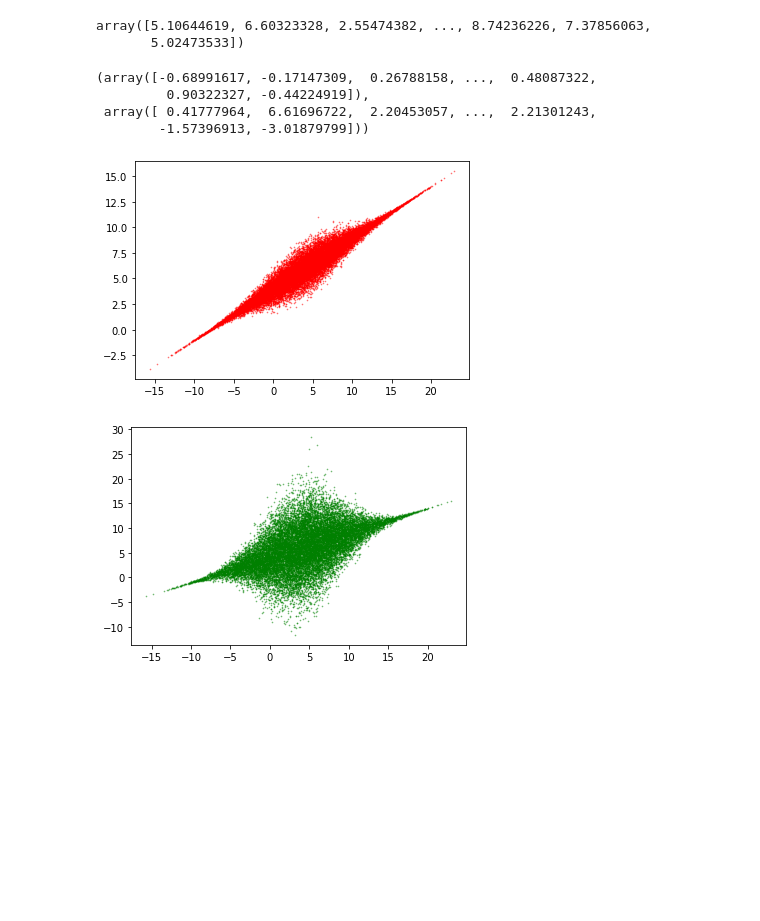
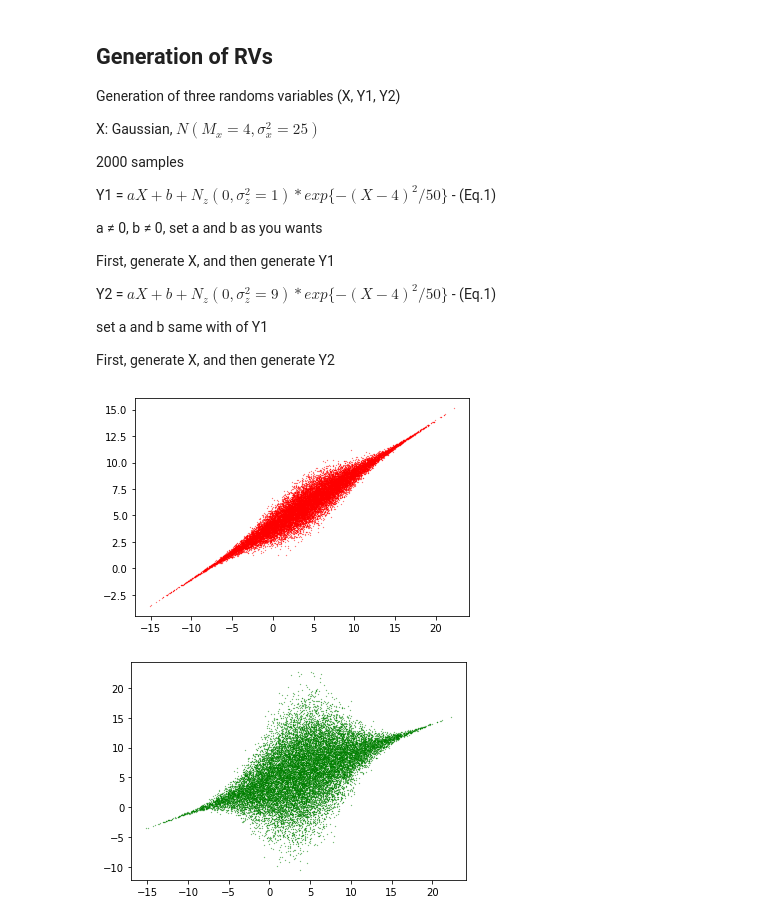
Before and after one commit to ideyedi/hy-AI-Introduction, a Jupyter notebook: Statistic/assignments/hy_stat_report.ipynb, the cells around one changed output. Saved outputs shown, nothing was run; the diff lists cells and outputs as text; code cells hidden in the pictures; blank space fills up the shorter version.

```diff
--- a/Statistic/assignments/hy_stat_report.ipynb
+++ b/Statistic/assignments/hy_stat_report.ipynb
@@ -1,34 +1,46 @@
 # %%
 import matplotlib.pyplot as plt
 import numpy as np
+# %% [markdown]
+## Generation of RVs
+
+Generation of three randoms variables (X, Y1, Y2)
+
+X: Gaussian, $N(M_x=4, \sigma_x^2=25)$
+
+2000 samples
+
+Y1 = $aX+b+N_z(0, \sigma_z^2=1) * exp\{-(X-4)^2/50\}$ - (Eq.1)
+
+a ≠ 0, b ≠ 0, set a and b as you wants
+
+First, generate X, and then generate Y1
+
+Y2 = $aX+b+N_z(0, \sigma_z^2=9) * exp\{-(X-4)^2/50\}$ - (Eq.1)
+
+set a and b same with of Y1
+
+First, generate X, and then generate Y2
 # %%
 sample = 20000
 mean, sigma = 4, 5
 X = np.random.normal(mean, sigma, sample)
-X
-# %% [output]
-array([5.10644619, 6.60323328, 2.55474382, ..., 8.74236226, 7.37856063,
-       5.02473533])
 # %%
 a, b = 0.5, 4
 nz_mean, nz_sig_1, nz_sig_2 = 0, 1, 5
 Nz1 = np.random.normal(nz_mean, nz_sig_1, sample)
 Nz2 = np.random.normal(nz_mean, nz_sig_2, sample)
-Nz1, Nz2
-# %% [output]
-(array([-0.68991617, -0.17147309,  0.26788158, ...,  0.48087322,
-         0.90322327, -0.44224919]),
- array([ 0.41777964,  6.61696722,  2.20453057, ...,  2.21301243,
-        -1.57396913, -3.01879799]))
 # %%
-Y1 = a*X + b + Nz1 * np.exp(-(X - 4) ** 2 / 50)
-plt.scatter(X, Y1, alpha = 0.5, c = 'red', s = 0.4)
+Y1 = a*X + b + Nz1 * np.exp(-(X-4)**2/50)
+
+plt.scatter(X, Y1, c = 'red', s = 0.05)
 plt.show()
 # %% [output]
-[figure, old version]
+[figure, new version]
 # %%
 Y2 = a*X + b + Nz2 * np.exp(-(X-4)**2/50)
-plt.scatter(X, Y2, alpha = 0.5, c = 'green', s = 0.4)
+
+plt.scatter(X, Y2, c = 'green', s = 0.05)
 plt.show()
 # %% [output]
-[figure, old version]
+[figure, new version]
```
Also changed, not shown: parts of 7 cells of this notebook.
